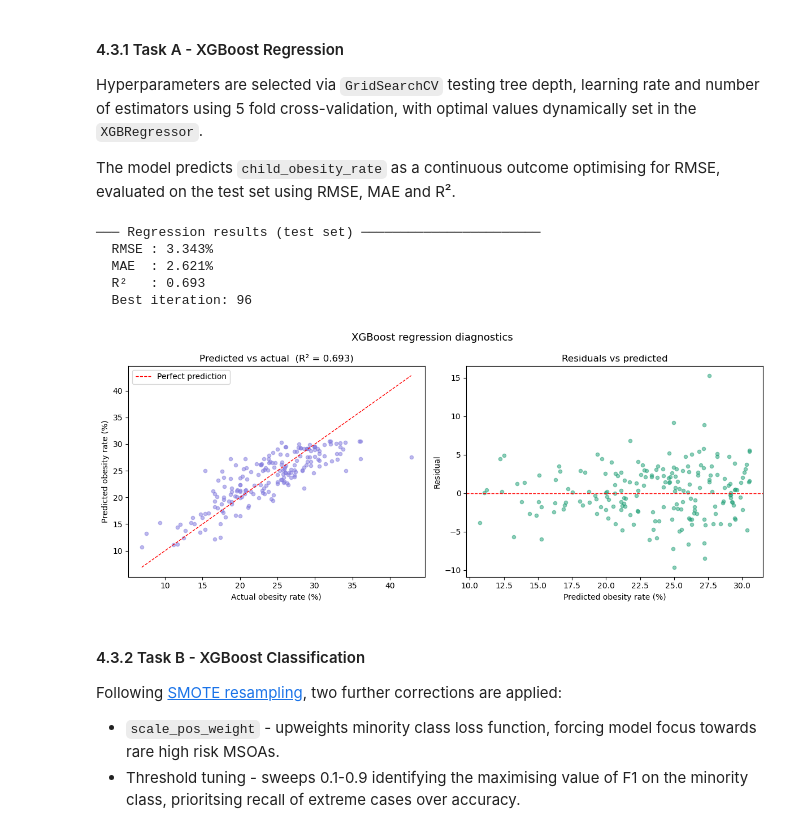
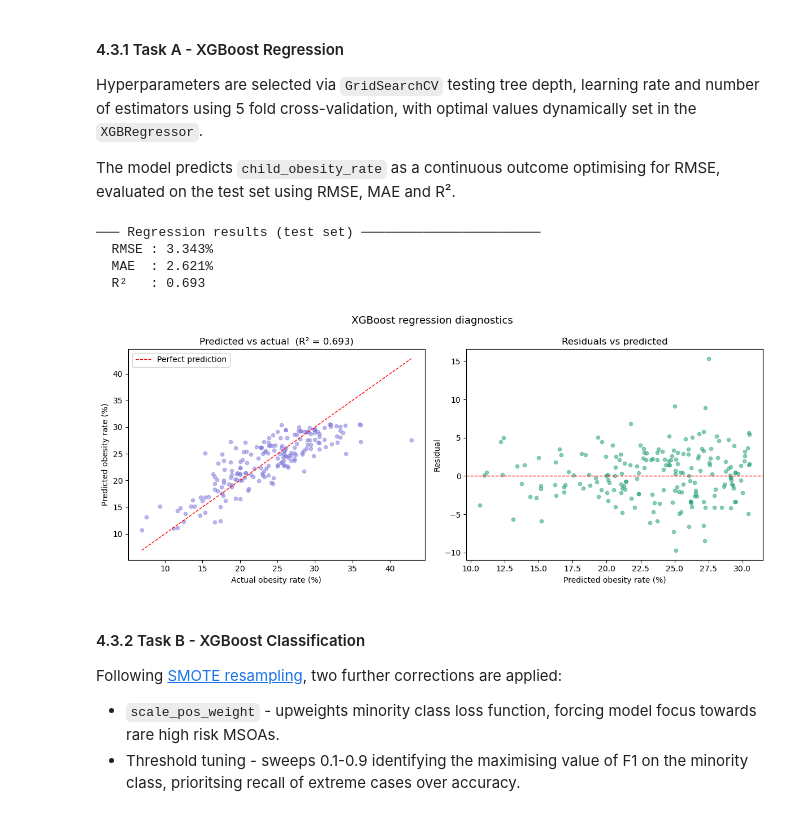
Before and after one commit to pjmcn83/childhood-obesity-london, a Jupyter notebook: child-obesity-london-main.ipynb, the cells around one changed output. Cells and saved outputs as stored; diff of their text form; code cells hidden in the pictures.

```diff
--- a/child-obesity-london-main.ipynb
+++ b/child-obesity-london-main.ipynb
@@ -141,8 +141,7 @@ Preprocessing has been handled in a separate notebook available from ___git hub
 ### 4.2 Preparation: Data Load
 # %%
 # ── Load from GitHub (update URL to your own repo before submission) ──────────
-#GITHUB_RAW_URL = "https://raw.githubusercontent.com/YOUR_USERNAME/YOUR_REPO/main/data/london_obesity_master_dataset.csv"
-GITHUB_RAW_URL = r"./data/processed/london_obesity_master_dataset.csv"
+GITHUB_RAW_URL = "https://raw.githubusercontent.com/pjmcn83/childhood-obesity-london/refs/heads/main/data/processed/london_obesity_master_dataset.csv"
 
 df = pd.read_csv(GITHUB_RAW_URL)
 # %% [markdown]
@@ -324,7 +323,7 @@ Hyperparameters are selected via `GridSearchCV` testing tree depth, learning rat
 The model predicts `child_obesity_rate` as a continuous outcome optimising for RMSE, evaluated on the test set using RMSE, MAE and R².
 # %%
 # ── XGBoost regression ───
-# Hyperparameters set using GridSerachCV with 5-fold cross-validation on the training set.
+# Hyperparameters set using GridSearchCV with 5-fold cross-validation on the training set.
 param_grid = {
     'max_depth'     : [3, 4, 5],
     'learning_rate' : [0.01, 0.05, 0.1],
@@ -347,7 +346,7 @@ xgb_reg = XGBRegressor(
     reg_alpha           = 0.1,
     reg_lambda          = 1.0,
     random_state        = 42,
-    early_stopping_rounds = max(10, grid_search.best_params_['n_estimators'] // 5), # set at 20% of n_estimators
+    #early_stopping_rounds = max(10, grid_search.best_params_['n_estimators'] // 5), # commented out as caused fluctuations in results for submission, performance is better without this
     eval_metric         = 'rmse',
     verbosity           = 0
 )
@@ -368,39 +367,38 @@ print('─── Regression results (test set) ───────────
 print(f'  RMSE : {rmse:.3f}%')
 print(f'  MAE  : {mae:.3f}%')
 print(f'  R²   : {r2:.3f}')
-print(f'  Best iteration: {xgb_reg.best_iteration}')
+#print(f'  Best iteration: {xgb_reg.best_iteration}')
 
 # ── Regression diagnostics ────────────────────────────────────────────────────
 fig, axes = plt.subplots(1, 2, figsize=(12, 5))
 fig.suptitle('XGBoost regression diagnostics', fontsize=13)
 
 # Predicted vs actual
 axes[0].scatter(y_reg_test, y_reg_pred, alpha=0.5, s=20, color='#7F77DD')
 lims = [min(y_reg_test.min(), y_reg_pred.min()),
         max(y_reg_test.max(), y_reg_pred.max())]
 axes[0].plot(lims, lims, 'r--', linewidth=1, label='Perfect prediction')
 axes[0].set_xlabel('Actual obesity rate (%)')
 axes[0].set_ylabel('Predicted obesity rate (%)')
 axes[0].set_title(f'Predicted vs actual  (R² = {r2:.3f})')
 axes[0].legend()
 
 # Residuals
 residuals = y_reg_test - y_reg_pred
 axes[1].scatter(y_reg_pred, residuals, alpha=0.5, s=20, color='#1D9E75')
 axes[1].axhline(0, color='red', linewidth=1, linestyle='--')
 axes[1].set_xlabel('Predicted obesity rate (%)')
 axes[1].set_ylabel('Residual')
 axes[1].set_title('Residuals vs predicted')
 
 plt.tight_layout()
 plt.show()
 # %% [output]
 ─── Regression results (test set) ───────────────────────
   RMSE : 3.343%
   MAE  : 2.621%
   R²   : 0.693
-  Best iteration: 96
-[figure, old version]
+[figure, new version]
 # %% [markdown]
 #### 4.3.2 Task B - XGBoost Classification
 
```
Also changed, not shown: parts of 8 cells of this notebook, 2 other files.
